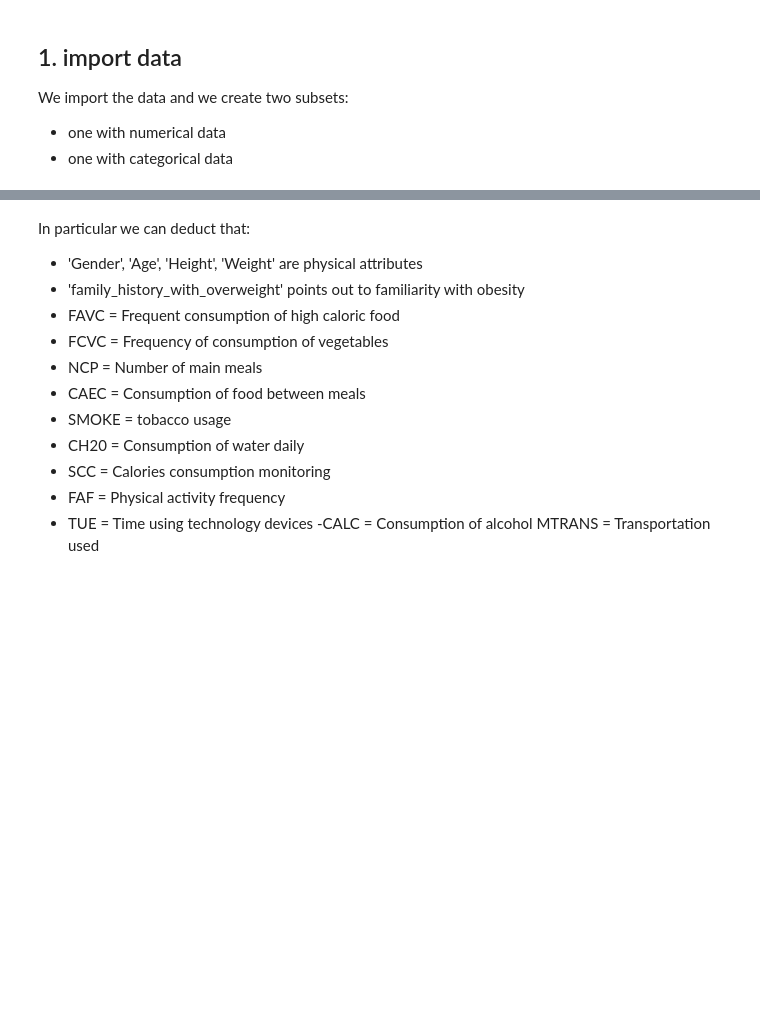
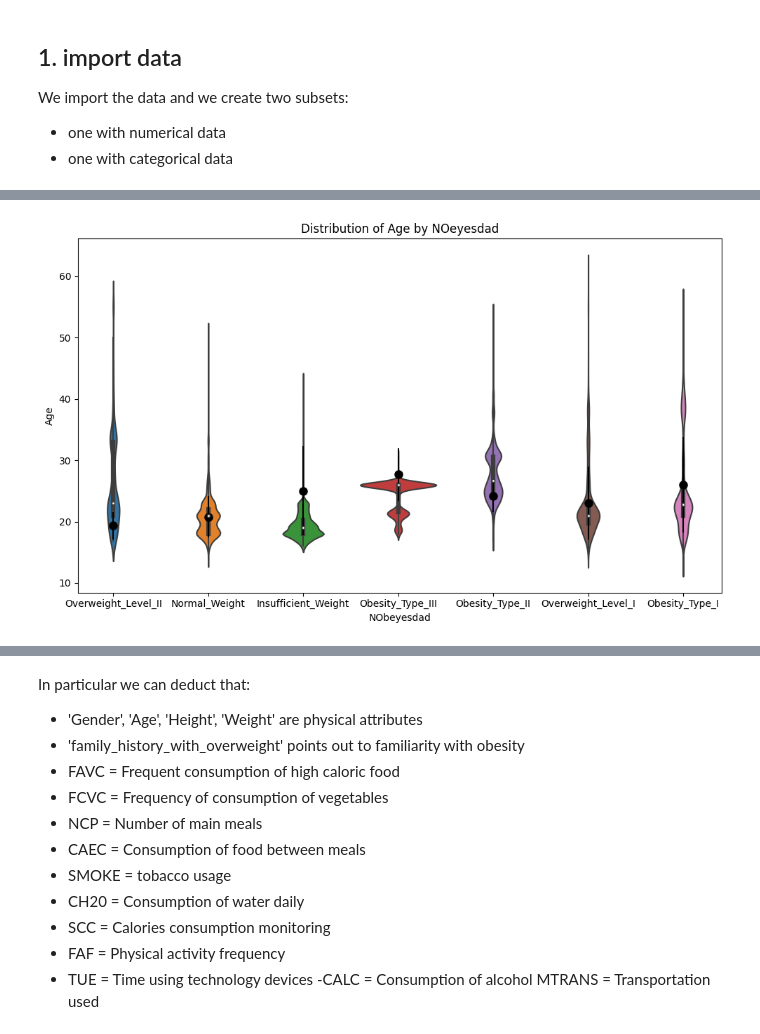
Before and after one commit to j2nhyeok/Multi-Class-Prediction-of-Obesity-Risk, a Jupyter notebook: obesity-classifier.ipynb, the cells around one changed output, grey strips where cells are left out. Saved outputs shown, nothing was run; the diff lists cells and outputs as text; code cells hidden in the pictures; blank space fills up the shorter version.

```diff
--- a/obesity-classifier.ipynb
+++ b/obesity-classifier.ipynb
@@ -40,0 +53,16 @@ df.head()
+# %%
+# 'NOeyesdad' 별 'age'의 평균과 분산 계산
+grouped_data = df.groupby('NObeyesdad')['Age'].agg(['mean', 'std'])
+
+# 바이올린 차트로 시각화
+plt.figure(figsize=(10,6))
+grouped_data.reset_index(inplace=True)
+sns.violinplot(x='NObeyesdad', y='Age', data=df)
+plt.title('Distribution of Age by NOeyesdad')
+plt.xlabel('NObeyesdad')
+plt.ylabel('Age')
+plt.errorbar(grouped_data.index, grouped_data['mean'], yerr=grouped_data['std'], fmt='o', color='black', markersize=8)
+plt.tight_layout()
+plt.show()
+# %% [output]
+[figure, added]
```
Also changed, not shown: parts of 49 cells of this notebook.
